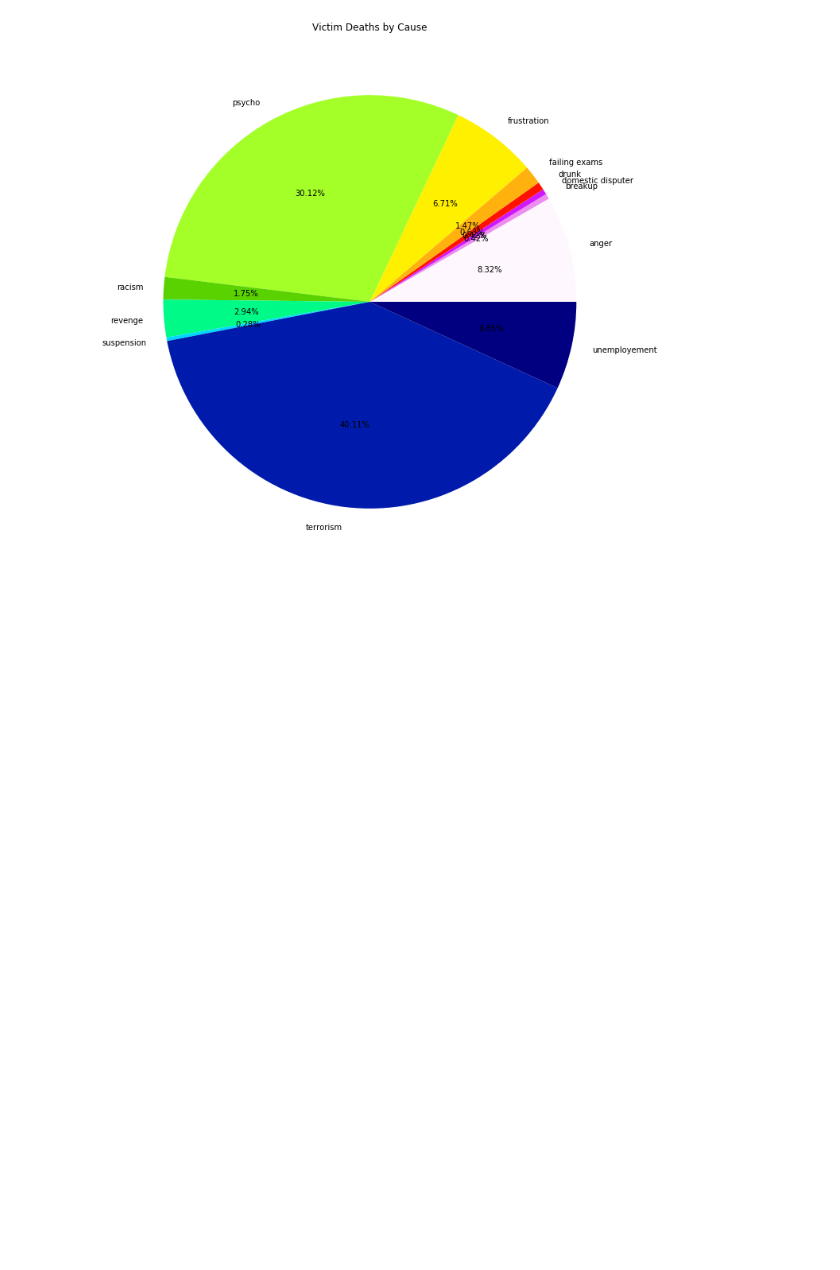
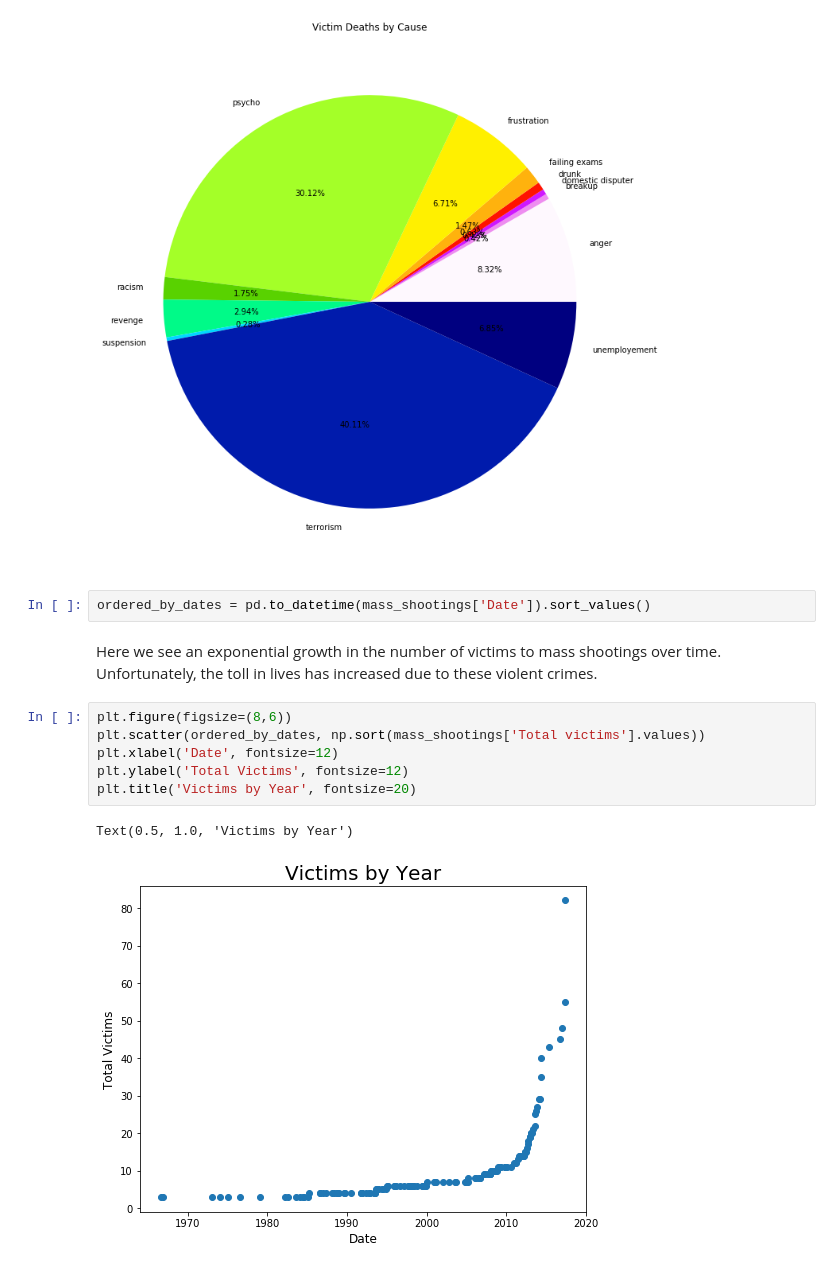
Before and after one commit to genesisluna/data_visualizations, a Jupyter notebook: All Records for US Mass Shooting Data.ipynb, the cells around one changed output. Saved outputs shown, nothing was run; the diff lists cells and outputs as text; blank space fills up the shorter version.

```diff
--- a/All Records for US Mass Shooting Data.ipynb
+++ b/All Records for US Mass Shooting Data.ipynb
@@ -53,3 +57,16 @@ plt.ylabel('')
 plt.tight_layout()
 # %% [output]
 [figure]
+# %%
+ordered_by_dates = pd.to_datetime(mass_shootings['Date']).sort_values()
+# %% [markdown]
+Here we see an exponential growth in the number of victims to mass shootings over time. Unfortunately, the toll in lives has increased due to these violent crimes.
+# %%
+plt.figure(figsize=(8,6))
+plt.scatter(ordered_by_dates, np.sort(mass_shootings['Total victims'].values))
+plt.xlabel('Date', fontsize=12)
+plt.ylabel('Total Victims', fontsize=12)
+plt.title('Victims by Year', fontsize=20)
+# %% [output]
+Text(0.5, 1.0, 'Victims by Year')
+[figure, added]
```
Also changed, not shown: parts of 8 cells of this notebook.
